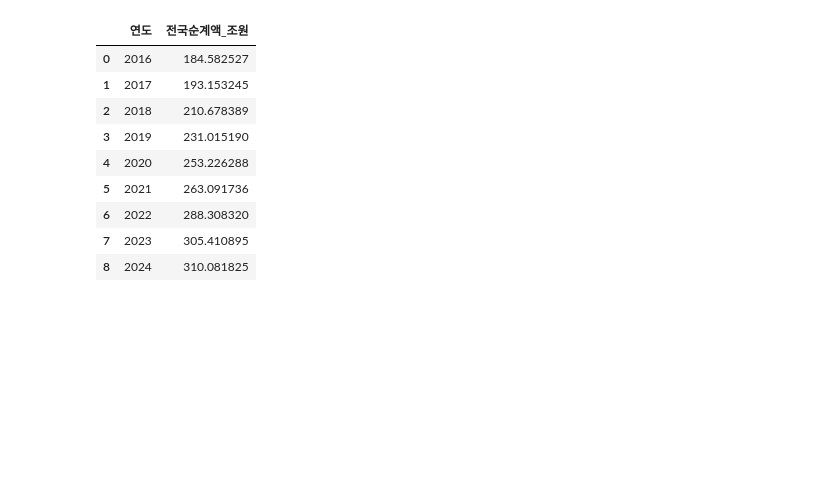
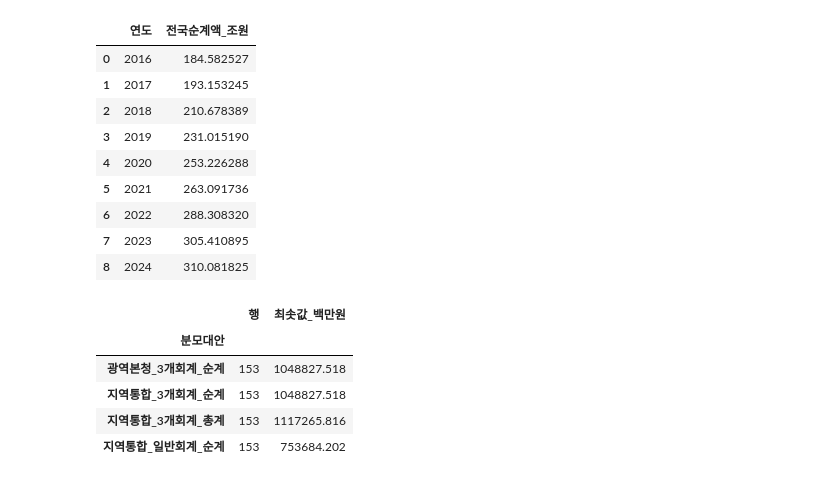
Before and after one commit to JungYeoni/yumocha, a Jupyter notebook: notebooks/20260804_BUILD_2016_2024_시도별_총세출_분모_패널.ipynb, the cells around one changed output. Cells and saved outputs as stored; diff of their text form; code cells hidden in the pictures; blank space fills up the shorter version.

```diff
--- a/notebooks/20260804_BUILD_2016_2024_시도별_총세출_분모_패널.ipynb
+++ b/notebooks/20260804_BUILD_2016_2024_시도별_총세출_분모_패널.ipynb
@@ -194,3 +195,90 @@ display(national_totals[["연도", "전국순계액_조원"]])
 | 6 | 2022 | 288.308320 |
 | 7 | 2023 | 305.410895 |
 | 8 | 2024 | 310.081825 |
+# %%
+# 6. 분모 대안 패널
+def aggregate_variant(frame, value_column, variant, admin_scope, account_scope, value_basis):
+    result = (
+        frame.groupby(["회계연도", "지역명"], as_index=False)[value_column]
+        .sum()
+        .rename(columns={"회계연도": "연도", "지역명": "지역", value_column: "분모금액_원"})
+    )
+    result["분모대안"] = variant
+    result["행정범위"] = admin_scope
+    result["회계범위"] = account_scope
+    result["금액기준"] = value_basis
+    return result
+
+
+headquarters = raw.loc[raw["자치단체명"].astype("string").str.endswith("본청")].copy()
+headquarter_keys = headquarters[["회계연도", "지역명", "자치단체코드"]].drop_duplicates()
+assert headquarter_keys.groupby(["회계연도", "지역명"]).size().eq(1).all()
+
+variants = [
+    aggregate_variant(
+        raw,
+        "세출예산순계액",
+        "지역통합_3개회계_순계",
+        "광역본청+기초",
+        "일반+기타특별+공기업특별",
+        "순계",
+    ),
+    aggregate_variant(
+        raw.loc[raw["회계구분명"].eq("일반회계")],
+        "세출예산순계액",
+        "지역통합_일반회계_순계",
+        "광역본청+기초",
+        "일반회계",
+        "순계",
+    ),
+    aggregate_variant(
+        raw,
+        "세출예산총계액",
+        "지역통합_3개회계_총계",
+        "광역본청+기초",
+        "일반+기타특별+공기업특별",
+        "총계",
+    ),
+    aggregate_variant(
+        headquarters,
+        "세출예산순계액",
+        "광역본청_3개회계_순계",
+        "광역본청",
+        "일반+기타특별+공기업특별",
+        "순계",
+    ),
+]
+sensitivity = pd.concat(variants, ignore_index=True)
+sensitivity["분모금액_백만원"] = sensitivity["분모금액_원"] / 1_000_000
+sensitivity["예산단계"] = "당초예산"
+sensitivity["출처"] = "행정안전부 지방재정365 기능별 회계별 세출예산"
+sensitivity = (
+    sensitivity[
+        [
+            "연도",
+            "지역",
+            "분모대안",
+            "예산단계",
+            "행정범위",
+            "회계범위",
+            "금액기준",
+            "분모금액_원",
+            "분모금액_백만원",
+            "출처",
+        ]
+    ]
+    .sort_values(["분모대안", "연도", "지역"])
+    .reset_index(drop=True)
+)
+display(
+    sensitivity.groupby("분모대안").agg(
+        행=("분모금액_원", "size"), 최솟값_백만원=("분모금액_백만원", "min")
+    )
+)
+# %% [output]
+|  | 행 | 최솟값_백만원 |
+| 분모대안 |  |  |
+| 광역본청_3개회계_순계 | 153 | 1048827.518 |
+| 지역통합_3개회계_순계 | 153 | 1048827.518 |
+| 지역통합_3개회계_총계 | 153 | 1117265.816 |
+| 지역통합_일반회계_순계 | 153 | 753684.202 |
```
Also changed, not shown: parts of 3 cells of this notebook.
